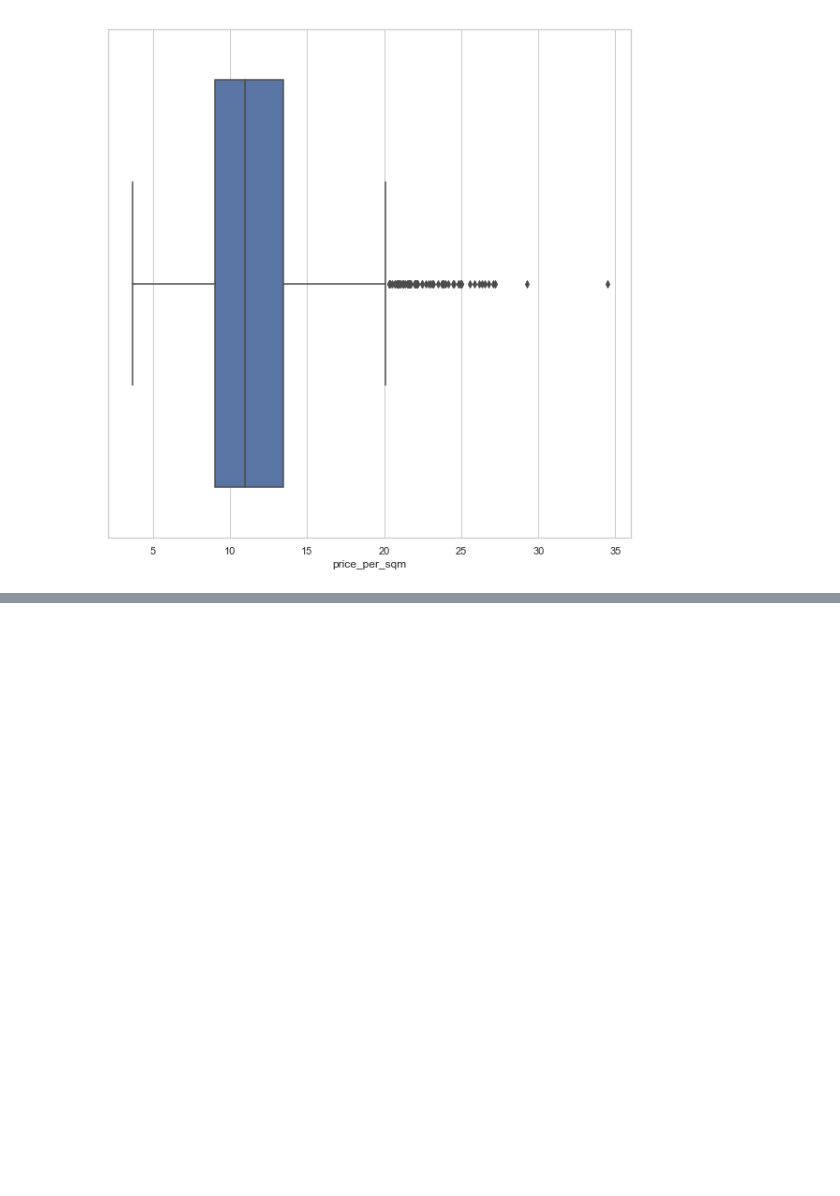
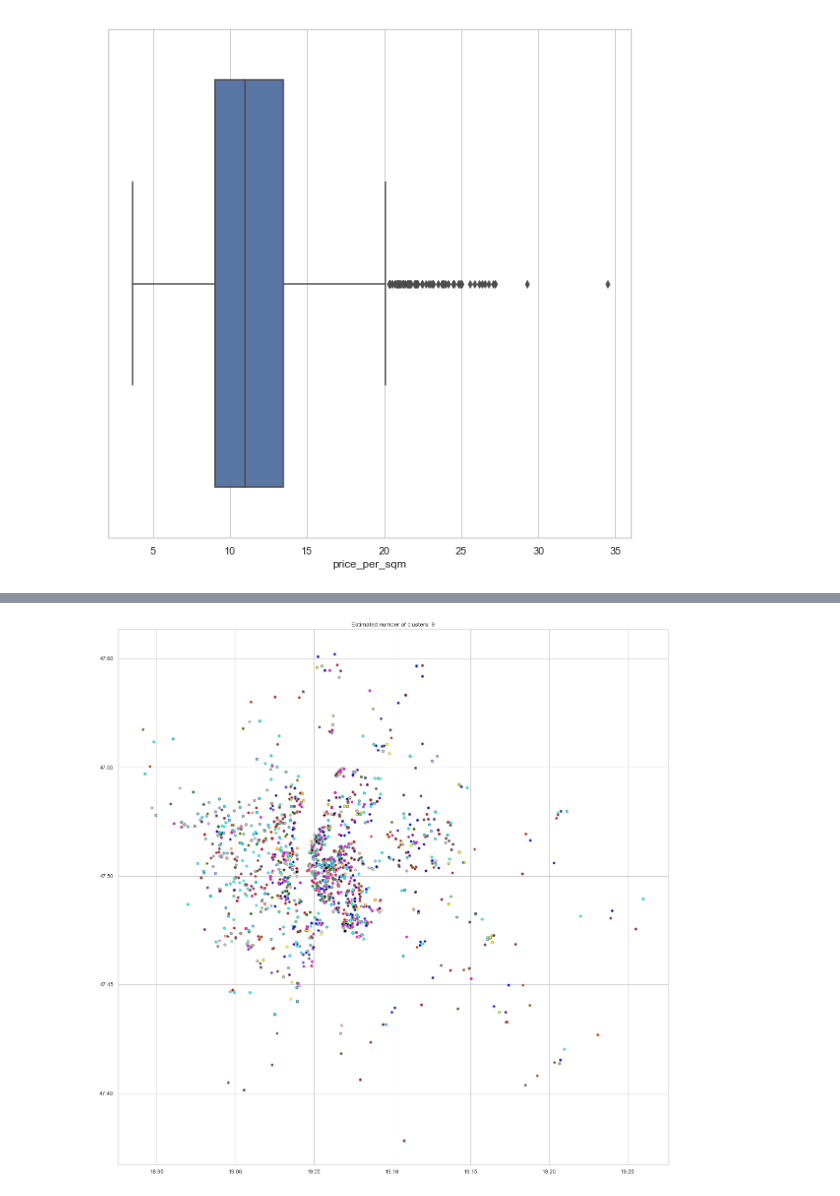
Before and after one commit to tianshan7777/4thYearProject, a Jupyter notebook: notebook/cluster_kmeans.ipynb, the cells around one changed output, grey strips where cells are left out. Drawn from its saved outputs; the diff is of its cells as text; code cells hidden in the pictures; blank space fills up the shorter version.

```diff
--- a/notebook/cluster_kmeans.ipynb
+++ b/notebook/cluster_kmeans.ipynb
@@ -136,0 +162,3 @@ plt.show()
+# %%
+kmeans = KMeans(n_clusters = 9, random_state = 0)
+kmeans.fit(test_2)
@@ -136,0 +169,7 @@ plt.show()
+# %%
+cluster_map = test_2
+cluster_map['data_index'] = test_2.index.values
+cluster_map['cluster'] = kmeans.labels_
+
+cluster_map.to_csv('kmeans_2.csv')
+cluster_map.head()
@@ -136,0 +184,28 @@ plt.show()
+# %%
+fig, ax = plt.subplots(figsize=[20, 20])
+
+for index, row in cluster_map.iterrows():
+    if row['cluster'] == 0:
+        plt.plot(row['longitude'], row['latitude'], 'o', markerfacecolor='blue', markersize=5)
+    elif row['cluster'] == 1:
+        plt.plot(row['longitude'], row['latitude'], 'o', markerfacecolor='green', markersize=5)
+    elif row['cluster'] == 2:
+        plt.plot(row['longitude'], row['latitude'], 'o', markerfacecolor='red', markersize=5)
+    elif row['cluster'] == 3:
+        plt.plot(row['longitude'], row['latitude'], 'o', markerfacecolor='yellow', markersize=5)
+    elif row['cluster'] == 4:
+        plt.plot(row['longitude'], row['latitude'], 'o', markerfacecolor='cyan', markersize=5)
+    elif row['cluster'] == 5:
+        plt.plot(row['longitude'], row['latitude'], 'o', markerfacecolor='magenta', markersize=5)
+    elif row['cluster'] == 6:
+        plt.plot(row['longitude'], row['latitude'], 'o', markerfacecolor='black', markersize=5)
+    elif row['cluster'] == 7:
+        plt.plot(row['longitude'], row['latitude'], 'o', markerfacecolor='brown', markersize=5)
+    elif row['cluster'] == 8:
+        plt.plot(row['longitude'], row['latitude'], 'o', markerfacecolor='silver', markersize=5)
+
+plt.title('Estimated number of clusters: 9')
+plt.savefig('cluster_9.png')
+plt.show()
+# %% [output]
+[figure, added]
```
Also changed, not shown: parts of 17 cells of this notebook, 35 other files.
